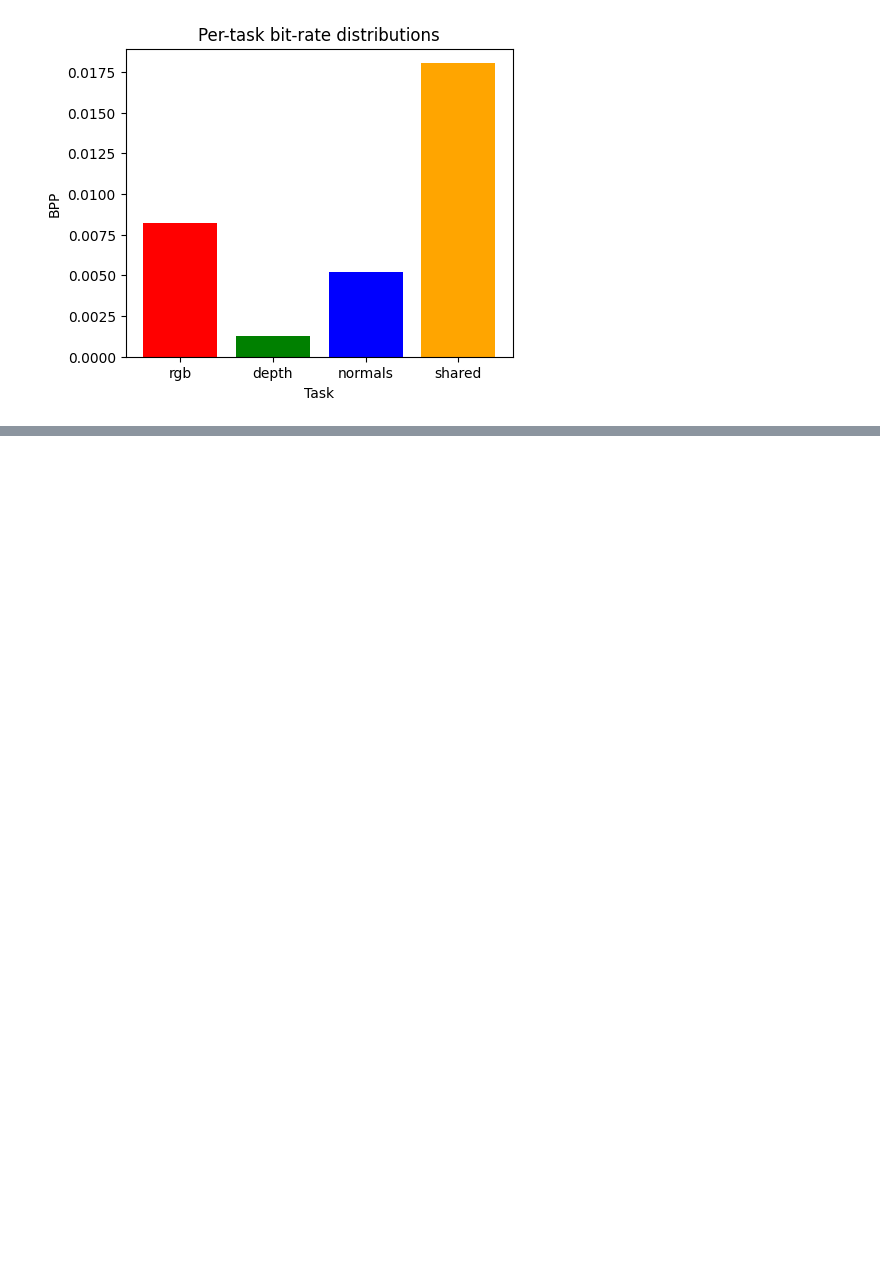
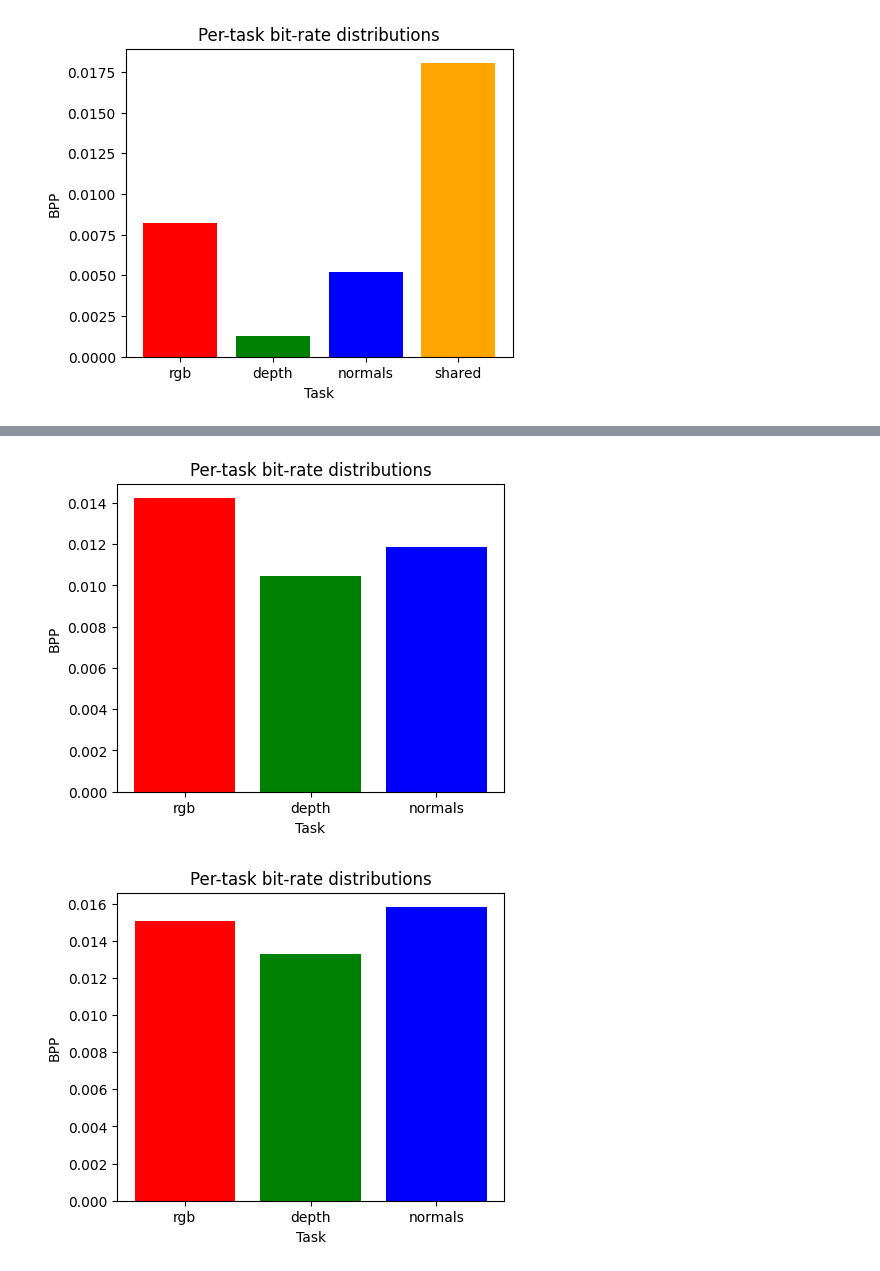
Before and after one commit to narekvslife/multi-modal-neural-compression, a Jupyter notebook: src/plots.ipynb, the cells around one changed output, grey strips where cells are left out. Saved outputs shown, nothing was run; the diff lists cells and outputs as text; code cells hidden in the pictures; blank space fills up the shorter version.

```diff
--- a/src/plots.ipynb
+++ b/src/plots.ipynb
@@ -528,0 +516,11 @@ for lat in (latents_1, latents_5):
+# %%
+for lat in (latents_3, latents_4):
+    images = {task: compressor_shared.forward_output_heads(lat)[task].cpu() for task in batch.keys()}
+
+    _, l_ = get_latents(images, compressor_disjoint)
+#     images[1] = (images[1]/images[1].max()).repeat(3, 1, 1)
+
+    plot_by_task(compute_bpp(l_["y"].detach(), NUM_PIXELS), TASK_CHANNELS["disjoint"], plot="bar")
+# %% [output]
+[figure, added]
+[figure, added]
```
Also changed, not shown: parts of 19 cells of this notebook.
